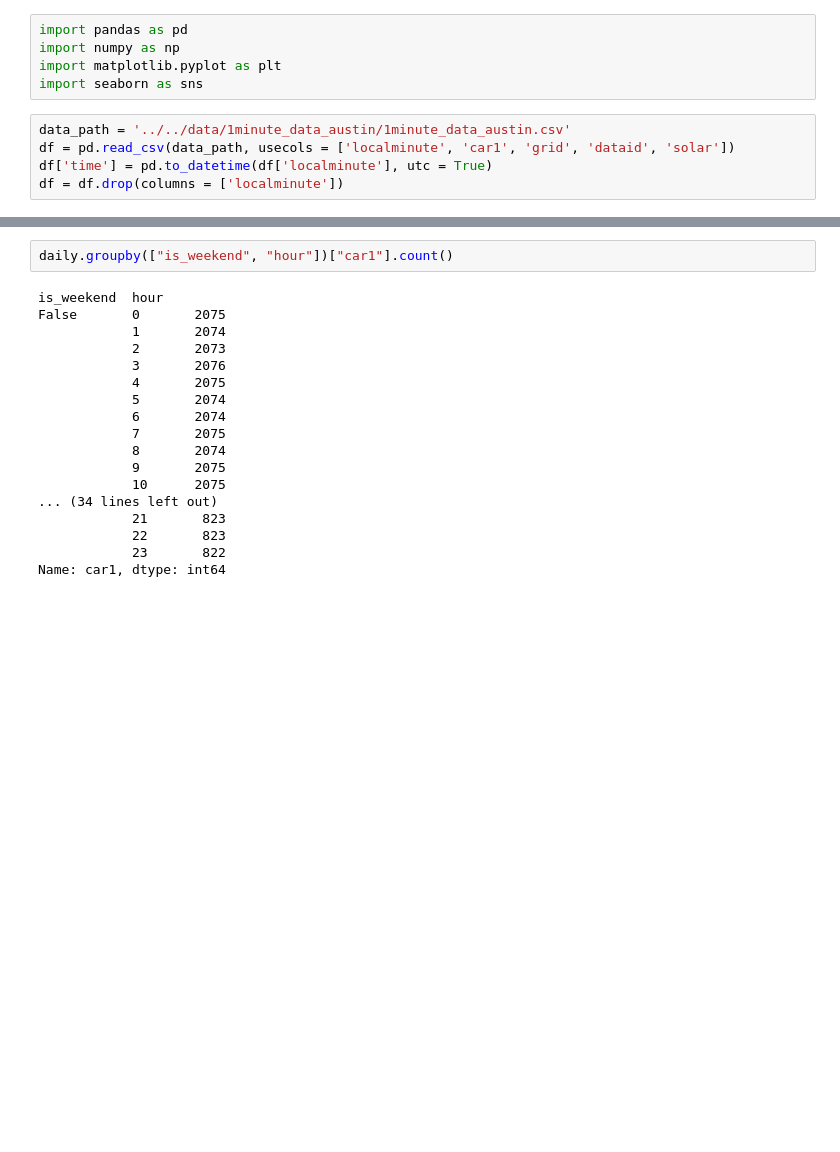
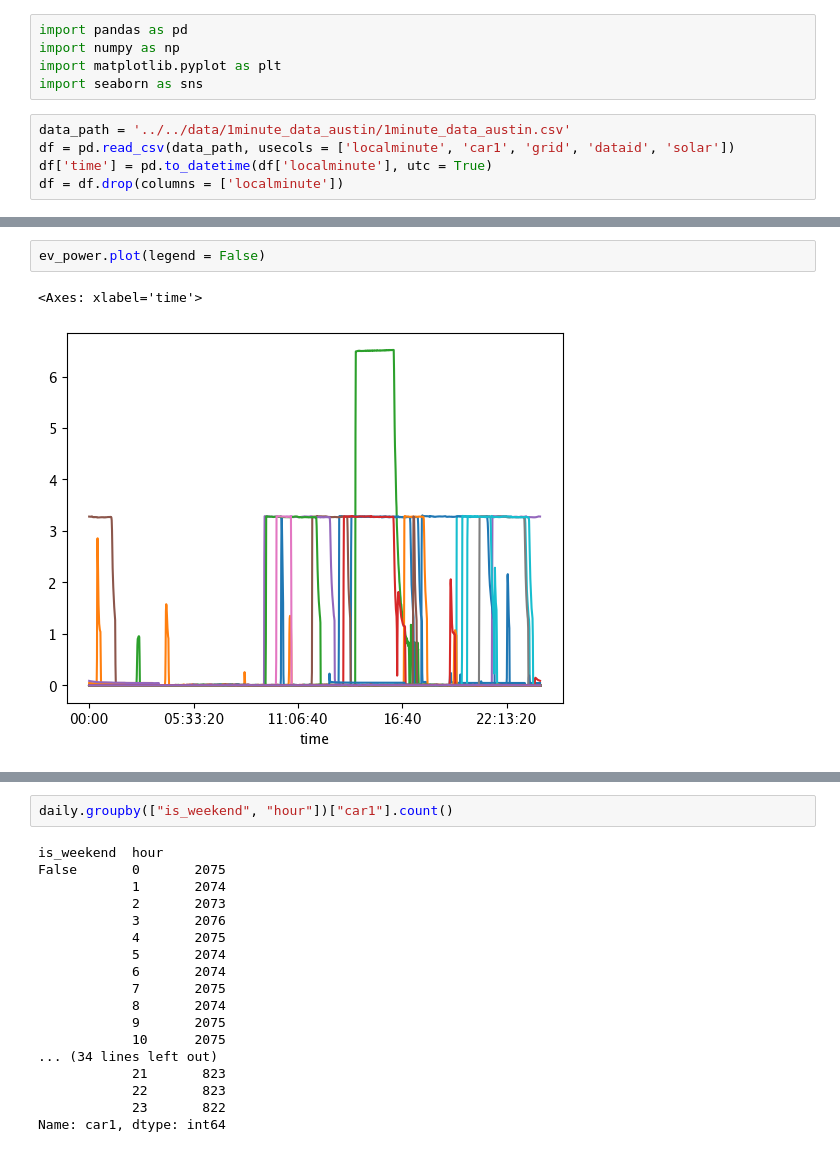
Before and after one commit to jackellishsieh/residential-power-forecasting, a Jupyter notebook: notebooks/pmn/pmn-EV-and-grid-plots.ipynb, the cells around one changed output, grey strips where cells are left out. Drawn from its saved outputs; the diff is of its cells as text; blank space fills up the shorter version.

```diff
--- a/notebooks/pmn/pmn-EV-and-grid-plots.ipynb
+++ b/notebooks/pmn/pmn-EV-and-grid-plots.ipynb
@@ -26,0 +59,5 @@ df
+# %%
+ev_power.plot(legend = False)
+# %% [output]
+<Axes: xlabel='time'>
+[figure, added]
```
Also changed, not shown: parts of 10 cells of this notebook.
